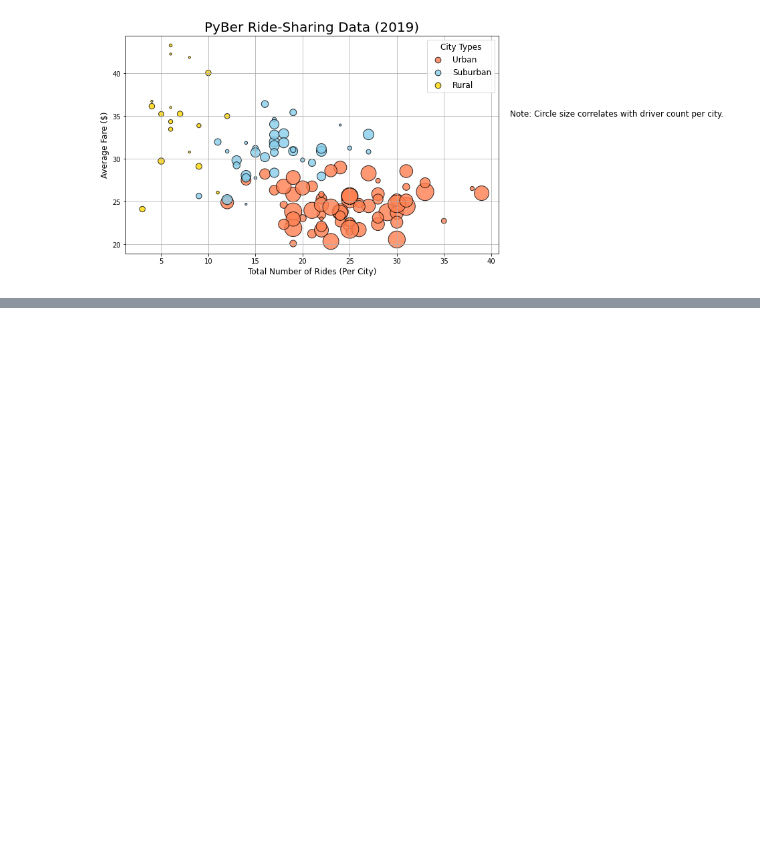
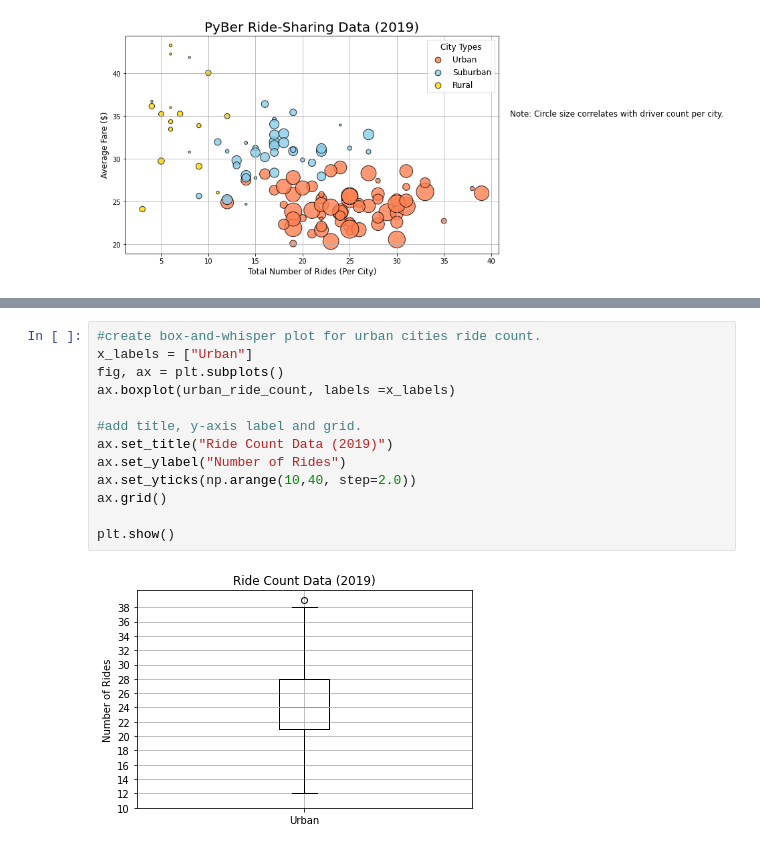
Before and after one commit to e-sycheung/Pyber_Analysis, a Jupyter notebook: PyBer.ipynb, the cells around one changed output, grey strips where cells are left out. Drawn from its saved outputs; the diff is of its cells as text; blank space fills up the shorter version.

Commit message:
add summary stats on boxplot for PyBer-rides, fares, drivers

```diff
--- a/PyBer.ipynb
+++ b/PyBer.ipynb
@@ -314,0 +571,15 @@ plt.savefig("analysis/Fig1.png")
+# %%
+#create box-and-whisper plot for urban cities ride count.
+x_labels = ["Urban"]
+fig, ax = plt.subplots()
+ax.boxplot(urban_ride_count, labels =x_labels)
+
+#add title, y-axis label and grid.
+ax.set_title("Ride Count Data (2019)")
+ax.set_ylabel("Number of Rides")
+ax.set_yticks(np.arange(10,40, step=2.0))
+ax.grid()
+
+plt.show()
+# %% [output]
+[figure, added]
```
Also changed, not shown: parts of 31 cells of this notebook, 3 other files.
